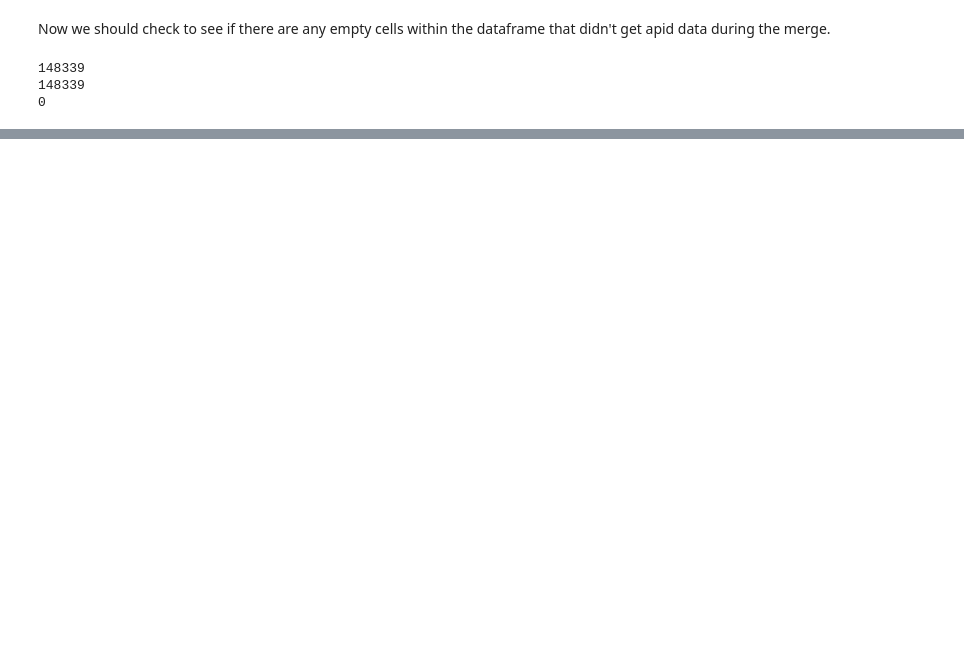
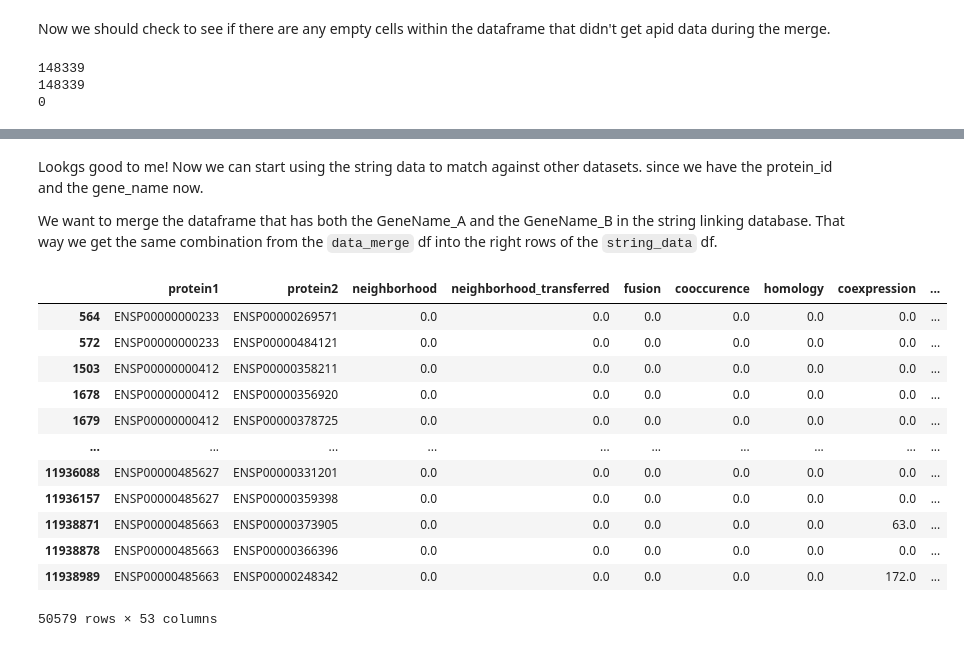
Before and after one commit to Zach-Sisson-1/Host-Pathogen_Network_Analysis, a Jupyter notebook: jupyter_notebooks/exploratory_work.ipynb, the cells around one changed output, grey strips where cells are left out. Saved outputs shown, nothing was run; the diff lists cells and outputs as text; code cells hidden in the pictures; blank space fills up the shorter version.

```diff
--- a/jupyter_notebooks/exploratory_work.ipynb
+++ b/jupyter_notebooks/exploratory_work.ipynb
@@ -106,0 +112,21 @@ Now that we know that the data is uniforam and is paired with its appropriate pa
+# %%
+# Dict to store data
+ensembl_dict = dict()
+with gzip.open('/Users/andrewpowers/bioinformatics/parisa_project/Network-based-study-of-the-role-of-host-pathogen-interactions/database_files/ensembl/Homo_sapiens.GRCh38.pep.all.fa.gz', 'rt') as string_links:
+    # Iter through ever line
+    for line in string_links:
+        # Only return the lines that have the > in the line
+        if '>' in line:
+            # Strip the newline character and create a list that contains each element in it
+            first = line.strip('\n').split(' ')
+            # Pull out the protein id
+            protein_id = first[0].strip('>').split('.')[0]
+
+            if len(first) < 8:
+                gene_name = first[3].split(':')[1].split('.')[0]
+            else:
+                # Pull out the gene_name
+                gene_name = first[7].split(':')[1]
+
+            # Create a new entry with protein_id as key, and gene_name as the value
+            ensembl_dict[protein_id] = gene_name
@@ -106,0 +155,5 @@ Now that we know that the data is uniforam and is paired with its appropriate pa
+# %%
+string_data = pd.read_table('/Users/andrewpowers/bioinformatics/parisa_project/Network-based-study-of-the-role-of-host-pathogen-interactions/database_files/string/9606.protein.links.full.v11.5.txt.gz', delimiter=' ')
+string_data.protein1 = string_data.protein1.map(lambda x: x.lstrip('9606.'))
+string_data.protein2 = string_data.protein2.map(lambda x: x.lstrip('9606.'))
+string_data.head()
@@ -106,0 +169,4 @@ Now that we know that the data is uniforam and is paired with its appropriate pa
+# %%
+# Generate the genes associated with the protein_id
+string_data['gene1'] = [ensembl_dict[x] if x in ensembl_dict else "None" for x in string_data.protein1]
+string_data['gene2'] = [ensembl_dict[x] if x in ensembl_dict else "None" for x in string_data.protein2]
@@ -106,0 +201,22 @@ Now that we know that the data is uniforam and is paired with its appropriate pa
+# %% [markdown]
+Lookgs good to me! Now we can start using the string data to match against other datasets. since we have the protein_id and the gene_name now.
+
+We want to merge the dataframe that has both the GeneName_A and the GeneName_B in the string linking database. That way we get the same combination from the `data_merge` df into the right rows of the `string_data` df.
+# %%
+full_string_data = string_data.merge(data_merge, how='outer', left_on=["gene1", "gene2"], right_on=["GeneName_A", "GeneName_B",])
+# %%
+full_string_data[pd.notna(full_string_data.UniprotID_A) & pd.notna(full_string_data.protein1)]
+# %% [output]
+|  | protein1 | protein2 | neighborhood | neighborhood_transferred | fusion | cooccurence | homology | coexpression | ... |
+| 564 | ENSP00000000233 | ENSP00000269571 | 0.0 | 0.0 | 0.0 | 0.0 | 0.0 | 0.0 | ... |
+| 572 | ENSP00000000233 | ENSP00000484121 | 0.0 | 0.0 | 0.0 | 0.0 | 0.0 | 0.0 | ... |
+| 1503 | ENSP00000000412 | ENSP00000358211 | 0.0 | 0.0 | 0.0 | 0.0 | 0.0 | 0.0 | ... |
+| 1678 | ENSP00000000412 | ENSP00000356920 | 0.0 | 0.0 | 0.0 | 0.0 | 0.0 | 0.0 | ... |
+| 1679 | ENSP00000000412 | ENSP00000378725 | 0.0 | 0.0 | 0.0 | 0.0 | 0.0 | 0.0 | ... |
+| ... | ... | ... | ... | ... | ... | ... | ... | ... | ... |
+| 11936088 | ENSP00000485627 | ENSP00000331201 | 0.0 | 0.0 | 0.0 | 0.0 | 0.0 | 0.0 | ... |
+| 11936157 | ENSP00000485627 | ENSP00000359398 | 0.0 | 0.0 | 0.0 | 0.0 | 0.0 | 0.0 | ... |
+| 11938871 | ENSP00000485663 | ENSP00000373905 | 0.0 | 0.0 | 0.0 | 0.0 | 0.0 | 63.0 | ... |
+| 11938878 | ENSP00000485663 | ENSP00000366396 | 0.0 | 0.0 | 0.0 | 0.0 | 0.0 | 0.0 | ... |
+| 11938989 | ENSP00000485663 | ENSP00000248342 | 0.0 | 0.0 | 0.0 | 0.0 | 0.0 | 172.0 | ... |
+50579 rows × 53 columns
```
Also changed, not shown: parts of 14 cells of this notebook, 2 other files.
